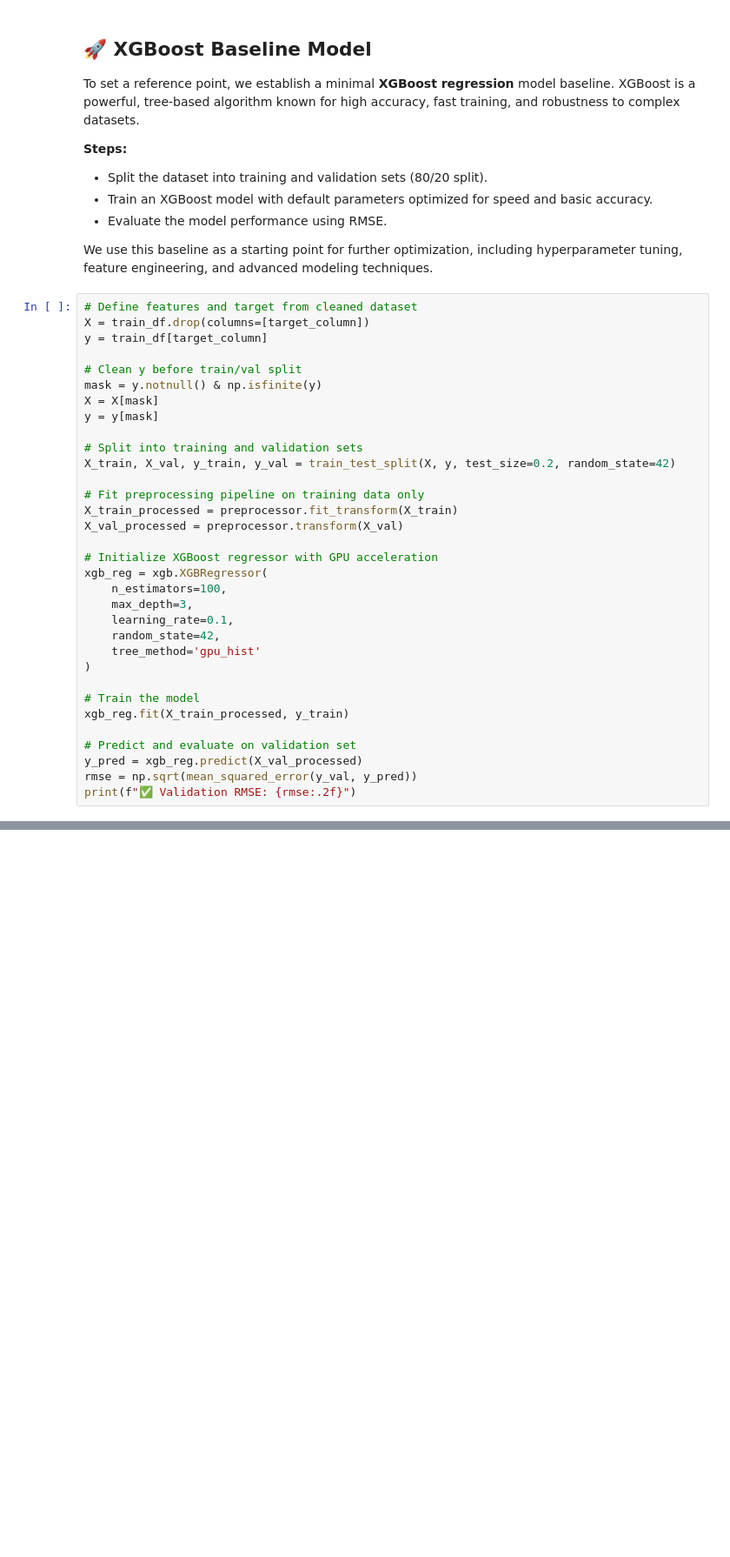
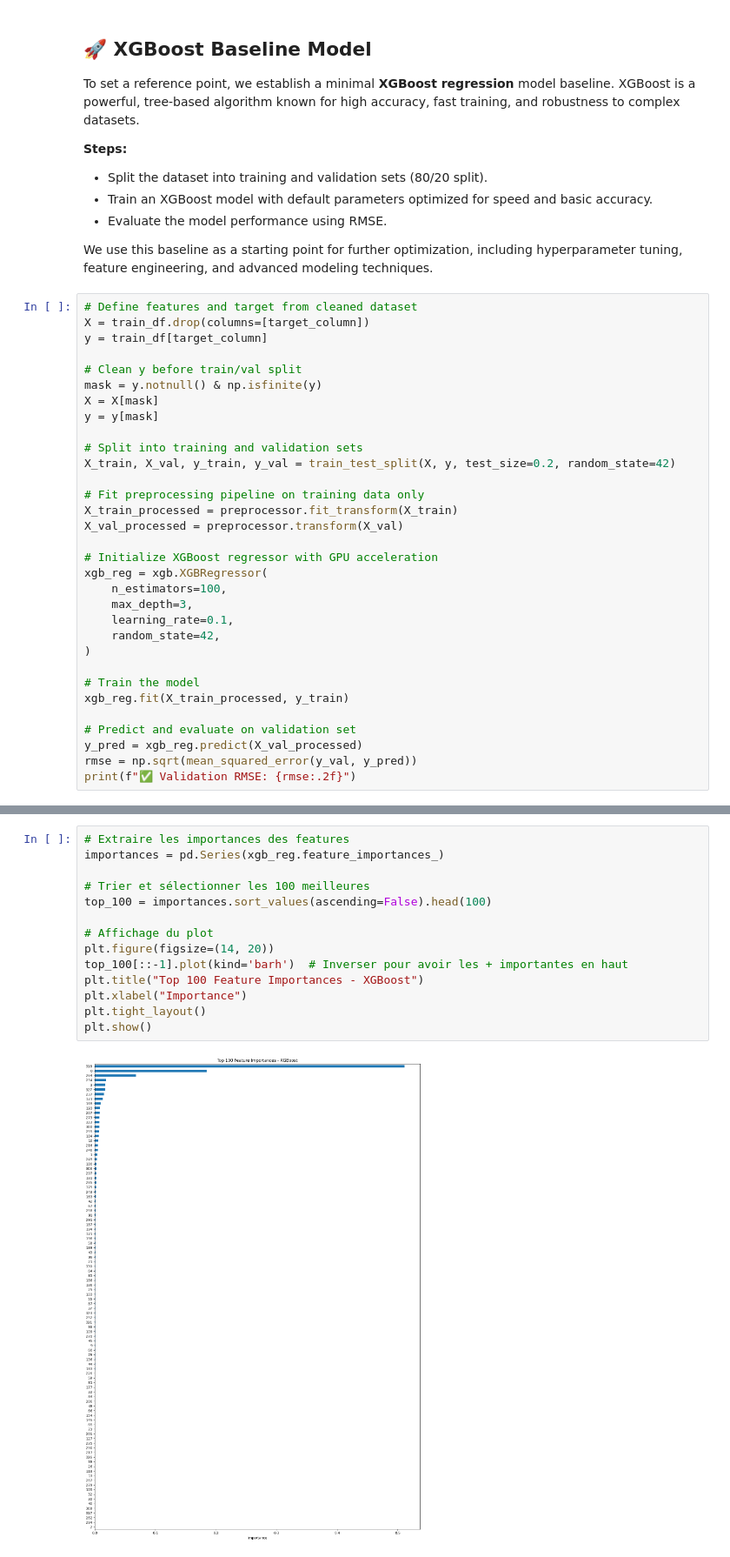
Before and after one commit to Adrien-1997/kaggle-learning, a Jupyter notebook: s5e04-eda.ipynb, the cells around one changed output, grey strips where cells are left out. Shown at 87% size. Cells and saved outputs as stored; diff of their text form; blank space fills up the shorter version.

Commit message:
Kaggle Notebook | EDA, outlier cleaning, encoding, XGBoost |13.26  | Version 18

```diff
--- a/s5e04-eda.ipynb
+++ b/s5e04-eda.ipynb
@@ -948,7 +1007,6 @@ xgb_reg = xgb.XGBRegressor(
     max_depth=3,
     learning_rate=0.1,
     random_state=42,
-    tree_method='gpu_hist'
 )
 
 # Train the model
@@ -977,3 +1021,19 @@ This warning will only be shown once.
+# %%
+# Extraire les importances des features
+importances = pd.Series(xgb_reg.feature_importances_)
+
+# Trier et sélectionner les 100 meilleures
+top_100 = importances.sort_values(ascending=False).head(100)
+
+# Affichage du plot
+plt.figure(figsize=(14, 20))
+top_100[::-1].plot(kind='barh')  # Inverser pour avoir les + importantes en haut
+plt.title("Top 100 Feature Importances - XGBoost")
+plt.xlabel("Importance")
+plt.tight_layout()
+plt.show()
+# %% [output]
+[figure, added]
 # %% [markdown]
 ### 🏁 Final Model Training and Submission Generation
 
```
Also changed, not shown: parts of 6 cells of this notebook.
